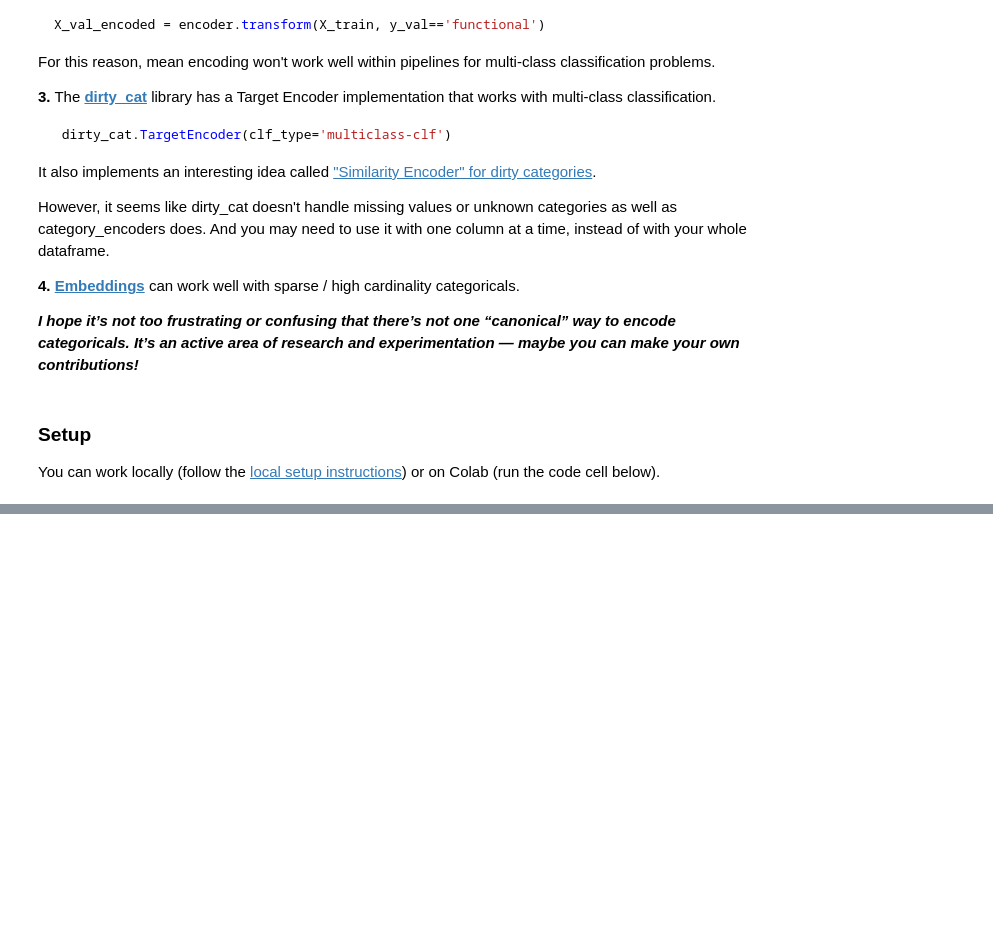
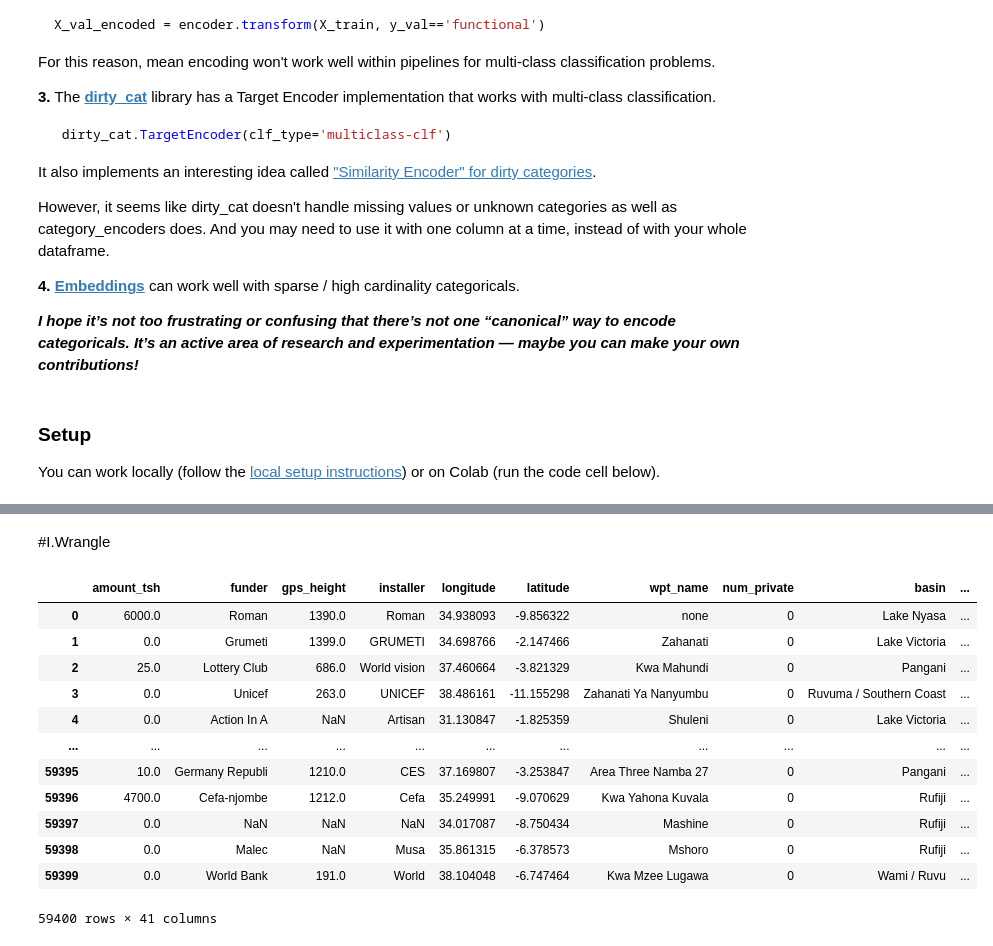
Before and after one commit to Samuel-Egbert31415/DS-Unit-2-Kaggle-Challenge, a Jupyter notebook: module2-random-forests/LS_DS_222_assignment.ipynb, the cells around one changed output, grey strips where cells are left out. Cells and saved outputs as stored; diff of their text form; code cells hidden in the pictures; blank space fills up the shorter version.

```diff
--- a/module2-random-forests/LS_DS_222_assignment.ipynb
+++ b/module2-random-forests/LS_DS_222_assignment.ipynb
@@ -131,0 +134,2 @@ train.shape, test.shape
+# %% [markdown]
+#I.Wrangle
@@ -131,0 +183,18 @@ train.shape, test.shape
+# %%
+train_df = wrangle(train)
+# %%
+train_df
+# %% [output]
+|  | amount_tsh | funder | gps_height | installer | longitude | latitude | wpt_name | num_private | basin | ... |
+| 0 | 6000.0 | Roman | 1390.0 | Roman | 34.938093 | -9.856322 | none | 0 | Lake Nyasa | ... |
+| 1 | 0.0 | Grumeti | 1399.0 | GRUMETI | 34.698766 | -2.147466 | Zahanati | 0 | Lake Victoria | ... |
+| 2 | 25.0 | Lottery Club | 686.0 | World vision | 37.460664 | -3.821329 | Kwa Mahundi | 0 | Pangani | ... |
+| 3 | 0.0 | Unicef | 263.0 | UNICEF | 38.486161 | -11.155298 | Zahanati Ya Nanyumbu | 0 | Ruvuma / Southern Coast | ... |
+| 4 | 0.0 | Action In A | NaN | Artisan | 31.130847 | -1.825359 | Shuleni | 0 | Lake Victoria | ... |
+| ... | ... | ... | ... | ... | ... | ... | ... | ... | ... | ... |
+| 59395 | 10.0 | Germany Republi | 1210.0 | CES | 37.169807 | -3.253847 | Area Three Namba 27 | 0 | Pangani | ... |
+| 59396 | 4700.0 | Cefa-njombe | 1212.0 | Cefa | 35.249991 | -9.070629 | Kwa Yahona Kuvala | 0 | Rufiji | ... |
+| 59397 | 0.0 | NaN | NaN | NaN | 34.017087 | -8.750434 | Mashine | 0 | Rufiji | ... |
+| 59398 | 0.0 | Malec | NaN | Musa | 35.861315 | -6.378573 | Mshoro | 0 | Rufiji | ... |
+| 59399 | 0.0 | World Bank | 191.0 | World | 38.104048 | -6.747464 | Kwa Mzee Lugawa | 0 | Wami / Ruvu | ... |
+59400 rows × 41 columns
```
Also changed, not shown: parts of 3 cells of this notebook.
